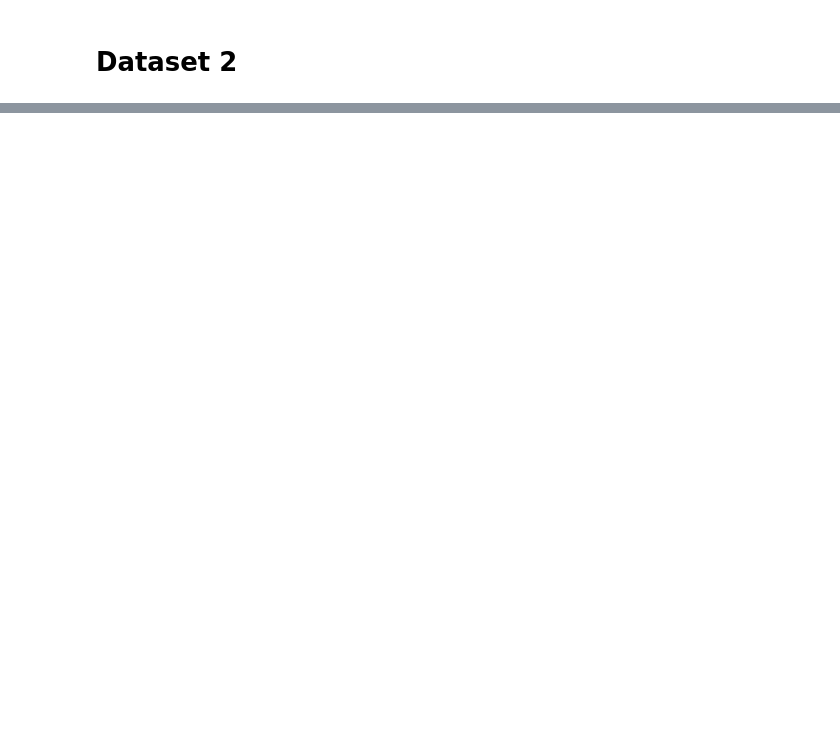
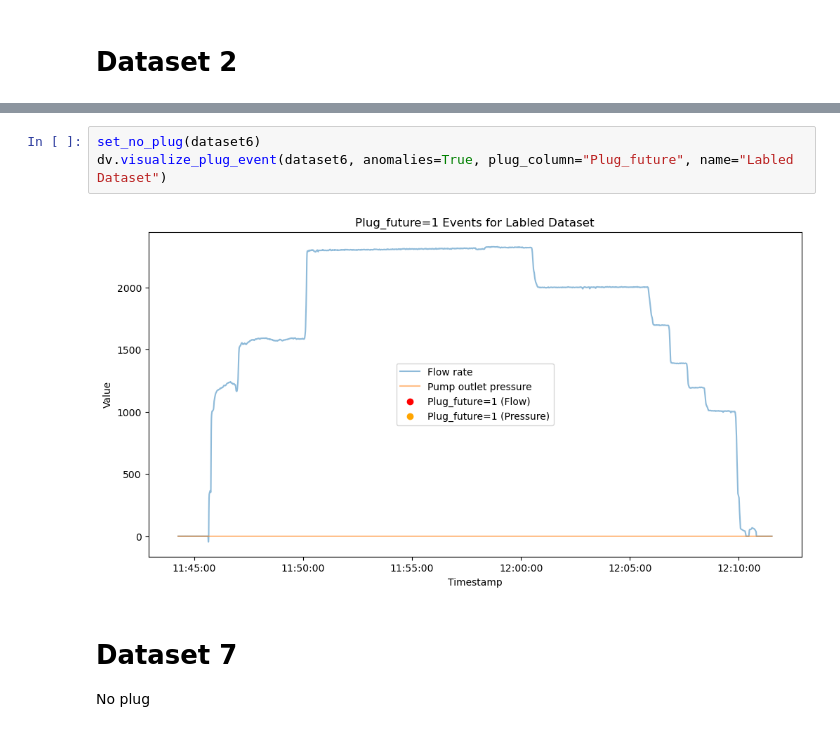
Before and after one commit to KaroGil/master_plug_prediction, a Jupyter notebook: notebooks/label_data.ipynb, the cells around one changed output, grey strips where cells are left out. Saved outputs shown, nothing was run; the diff lists cells and outputs as text; blank space fills up the shorter version.

```diff
--- a/notebooks/label_data.ipynb
+++ b/notebooks/label_data.ipynb
@@ -108,0 +195,8 @@ ValueError: ❌ ERROR: Required columns for target creation are missing.
+# %%
+set_no_plug(dataset6)
+dv.visualize_plug_event(dataset6, anomalies=True, plug_column="Plug_future", name="Labled Dataset")
+# %% [output]
+[figure, added]
+# %% [markdown]
+# Dataset 7
+No plug
```
Also changed, not shown: parts of 43 cells of this notebook, 23 other files.
